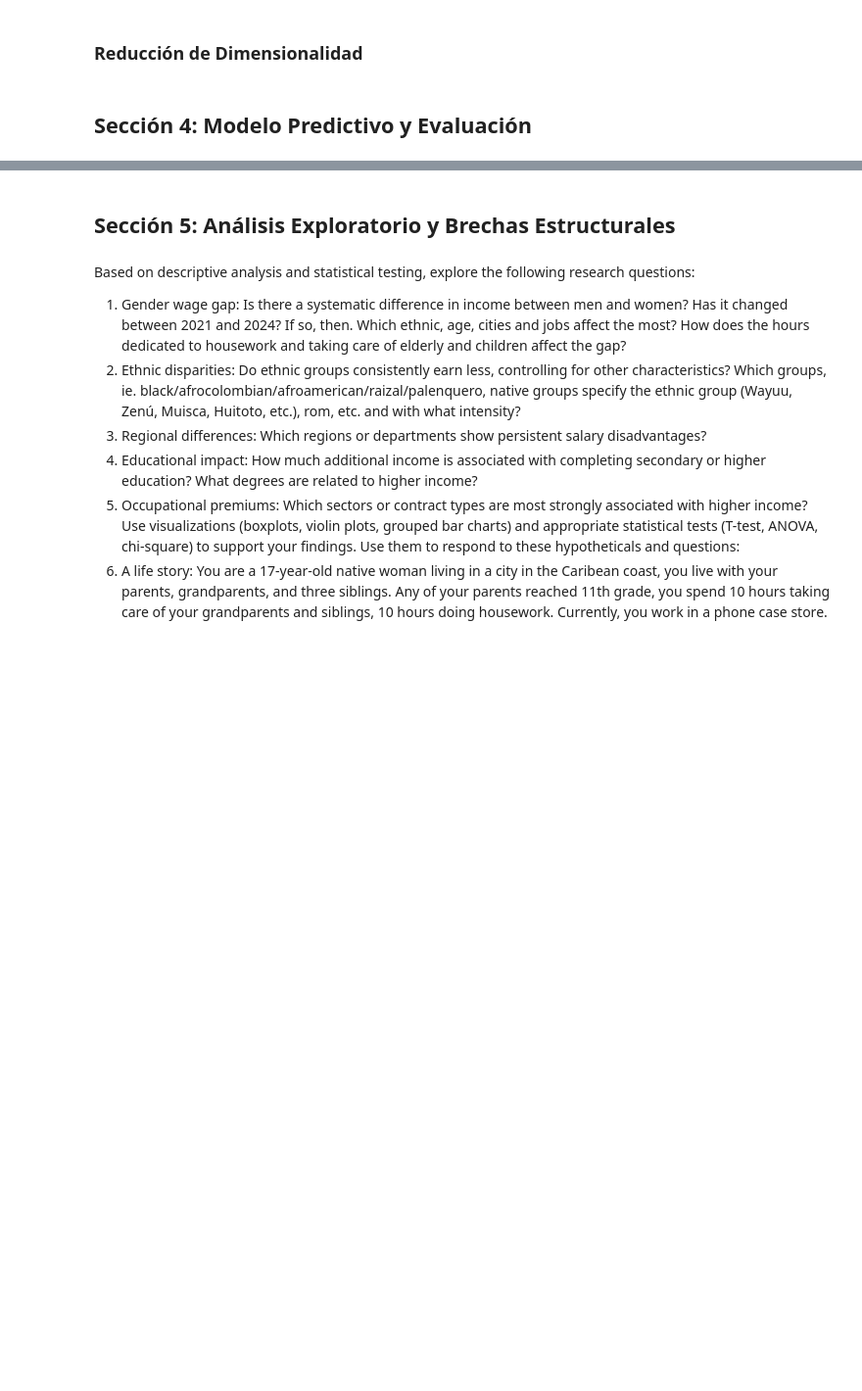
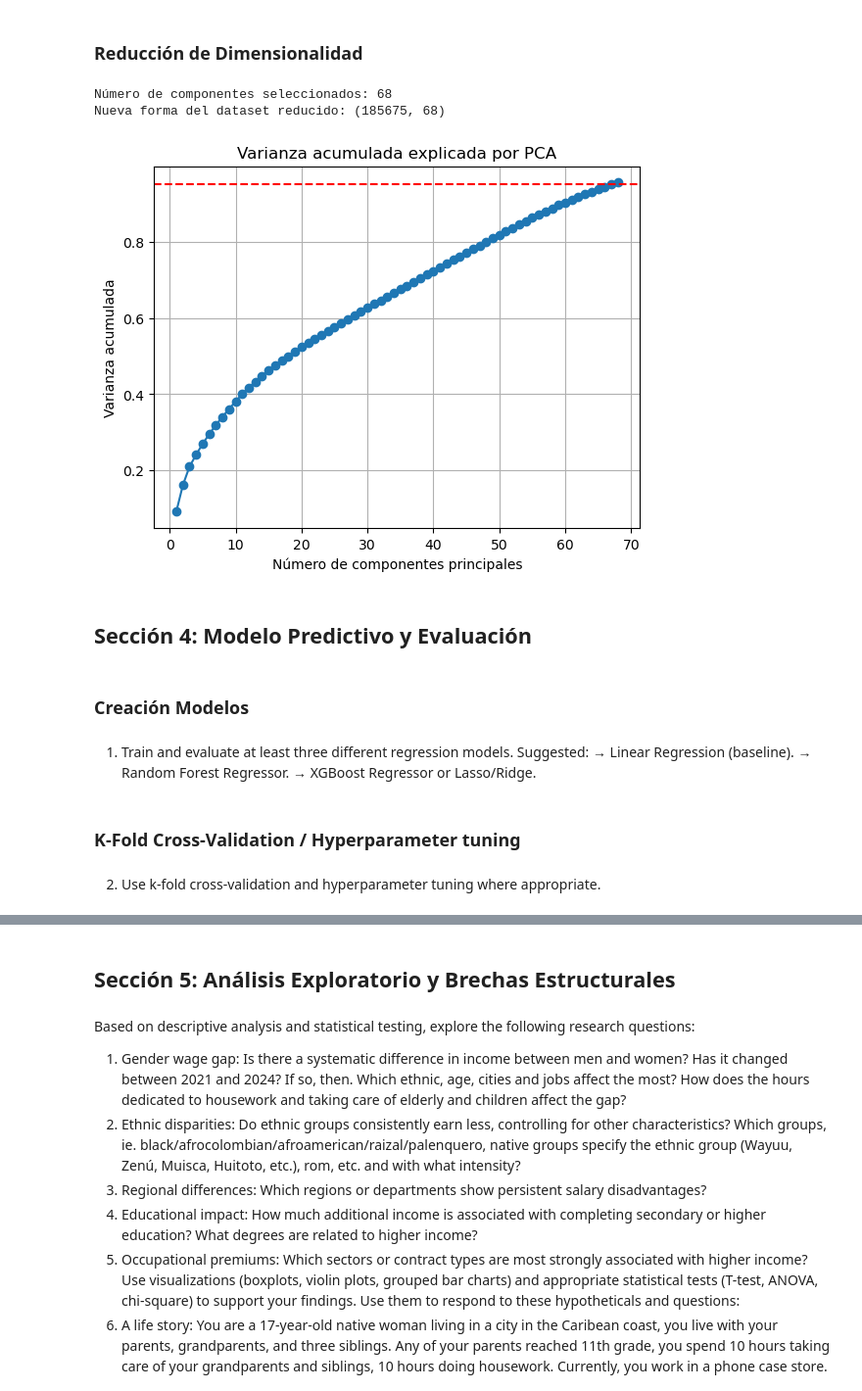
Before and after one commit to MariSalas23/ANALITICA_FINAL, a Jupyter notebook: ANALITICA_FINAL copy 2.ipynb, the cells around one changed output, grey strips where cells are left out. Shown: that part at 98% size. Cells and saved outputs as stored; diff of their text form; code cells hidden in the pictures; blank space fills up the shorter version.

```diff
--- a/ANALITICA_FINAL copy 2.ipynb
+++ b/ANALITICA_FINAL copy 2.ipynb
@@ -766,7 +767,14 @@ otras_dummies = [
     'SEXO_NACIMIENTO',
     'GENERO',
     'ATRACCION_POR',
-    'URBANO_RURAL'
+    'URBANO_RURAL',
+    'GRUPO_INDIGENA',
+    'ACTIVIDAD_MAYOR_TIEMPO',
+    'AGUA_POTABLE',
+    'TIPO_VIVIENDA',
+    'TENENCIA_VIVIENDA',
+    'ETNIA',
+    'POSICION_OCUPACIONAL'
 ]
 
 # 3. Unir ambas listas, evitando duplicados
@@ -802,6 +855,49 @@ Label Encoding
 # %% [markdown]
 ### **Reducción de Dimensionalidad**
 # %%
-# PCA or UMAP
+from sklearn.decomposition import PCA
+from sklearn.preprocessing import StandardScaler
+import pandas as pd
+import matplotlib.pyplot as plt
+
+# Paso 1: Seleccionar columnas numéricas (excluye strings y categorías)
+X_numericas = df_ingreso.select_dtypes(include=['float64', 'int64', 'int8', 'bool'])
+
+# Paso 2: Estandarizar los datos
+scaler = StandardScaler()
+X_scaled = scaler.fit_transform(X_numericas)
+
+# Paso 3: Aplicar PCA para encontrar cuántos componentes explican el 95% de la varianza
+pca = PCA(n_components=0.95)  # Mantener 95% de la varianza
+X_pca = pca.fit_transform(X_scaled)
+
+# Paso 4: Ver resultados
+print(f"Número de componentes seleccionados: {pca.n_components_}")
+print(f"Nueva forma del dataset reducido: {X_pca.shape}")
+
+# Paso 5 (opcional): Visualizar varianza acumulada
+plt.plot(range(1, len(pca.explained_variance_ratio_) + 1),
+         pca.explained_variance_ratio_.cumsum(), marker='o')
+plt.axhline(y=0.95, color='r', linestyle='--')
+plt.title('Varianza acumulada explicada por PCA')
+plt.xlabel('Número de componentes principales')
+plt.ylabel('Varianza acumulada')
+plt.grid(True)
+plt.show()
+# %% [output]
+Número de componentes seleccionados: 68
+Nueva forma del dataset reducido: (185675, 68)
+[figure, added]
 # %% [markdown]
 ## **Sección 4: Modelo Predictivo y Evaluación**
+# %% [markdown]
+### **Creación Modelos**
+# %% [markdown]
+1. Train and evaluate at least three different regression models. Suggested:
+→ Linear Regression (baseline).
+→ Random Forest Regressor.
+→ XGBoost Regressor or Lasso/Ridge.
+# %% [markdown]
+### **K-Fold Cross-Validation / Hyperparameter tuning**
+# %% [markdown]
+2. Use k-fold cross-validation and hyperparameter tuning where appropriate.
```
Also changed, not shown: parts of 15 cells of this notebook.
